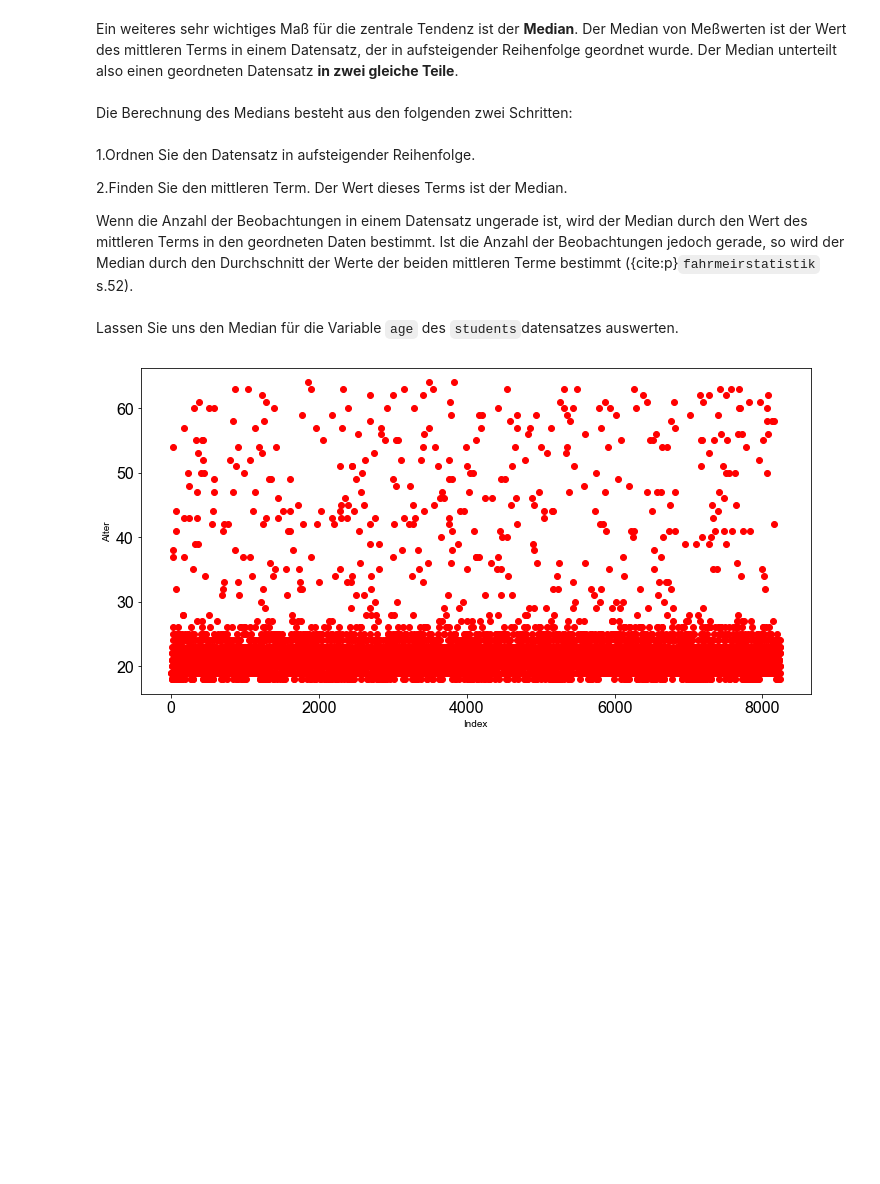
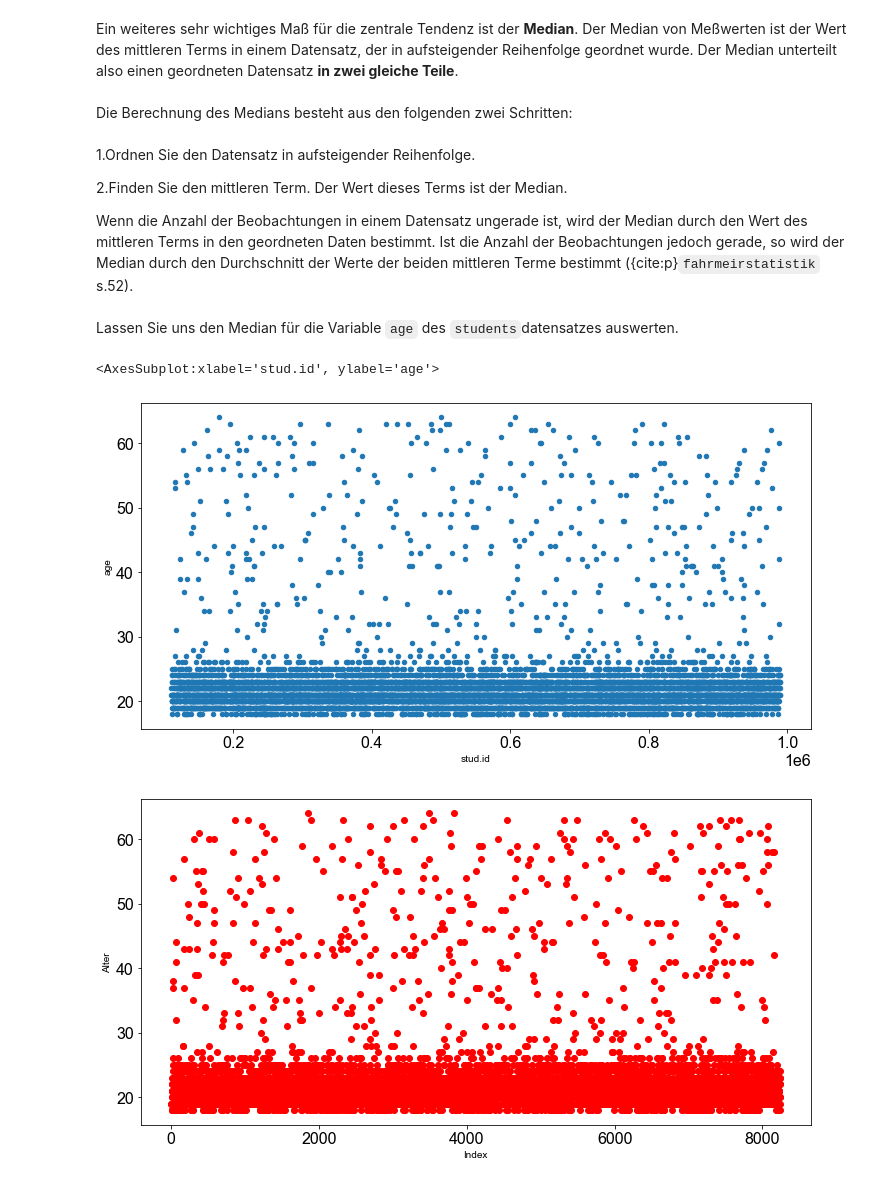
Before and after one commit to ixianslab/srh-data-science, a Jupyter notebook: notebooks/Kapitel01/07_Der Median ver11.ipynb, the cells around one changed output. Saved outputs shown, nothing was run; the diff lists cells and outputs as text; code cells hidden in the pictures; blank space fills up the shorter version.

```diff
--- a/notebooks/Kapitel01/07_Der Median ver11.ipynb
+++ b/notebooks/Kapitel01/07_Der Median ver11.ipynb
@@ -23,6 +33,12 @@ Ein weiteres sehr wichtiges Maß für die zentrale Tendenz ist der **Median**. D
 2.Finden Sie den mittleren Term. Der Wert dieses Terms ist der Median.
 
 Wenn die Anzahl der Beobachtungen in einem Datensatz ungerade ist, wird der Median durch den Wert des mittleren Terms in den geordneten Daten bestimmt. Ist die Anzahl der Beobachtungen jedoch gerade, so wird der Median durch den Durchschnitt der Werte der beiden mittleren Terme bestimmt ({cite:p}`fahrmeirstatistik` s.52). <br> <br> Lassen Sie uns den Median für die Variable `age` des `students`datensatzes auswerten.
+# %%
+df = pd.read_csv("students.csv", index_col=0)
+df.plot.scatter(x="stud.id", y="age")
+# %% [output]
+<AxesSubplot:xlabel='stud.id', ylabel='age'>
+[figure, added]
 # %%
 df=pd.read_csv('students.csv', index_col=0)
 
```
Also changed, not shown: parts of 3 cells of this notebook, 7 other files.
